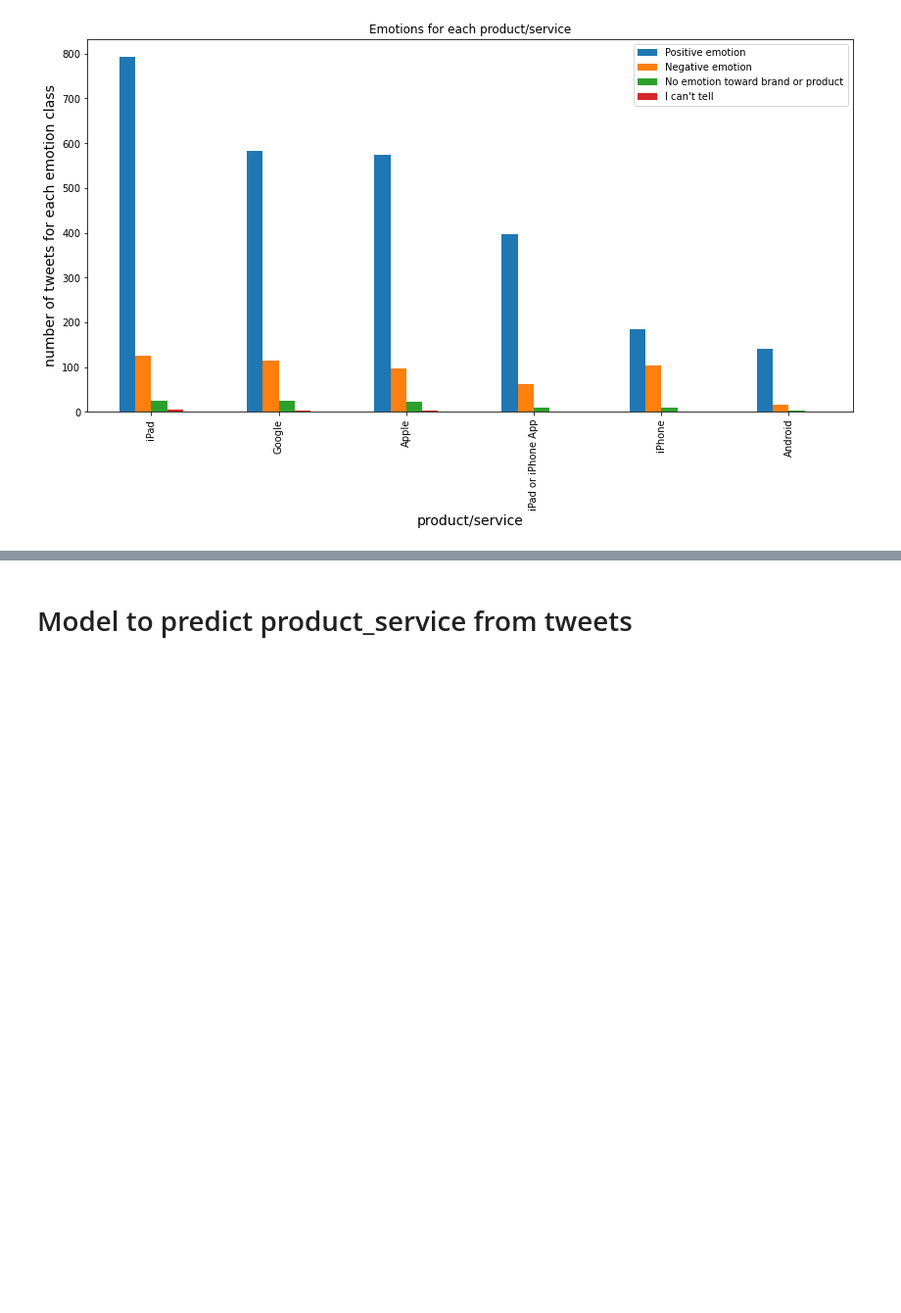
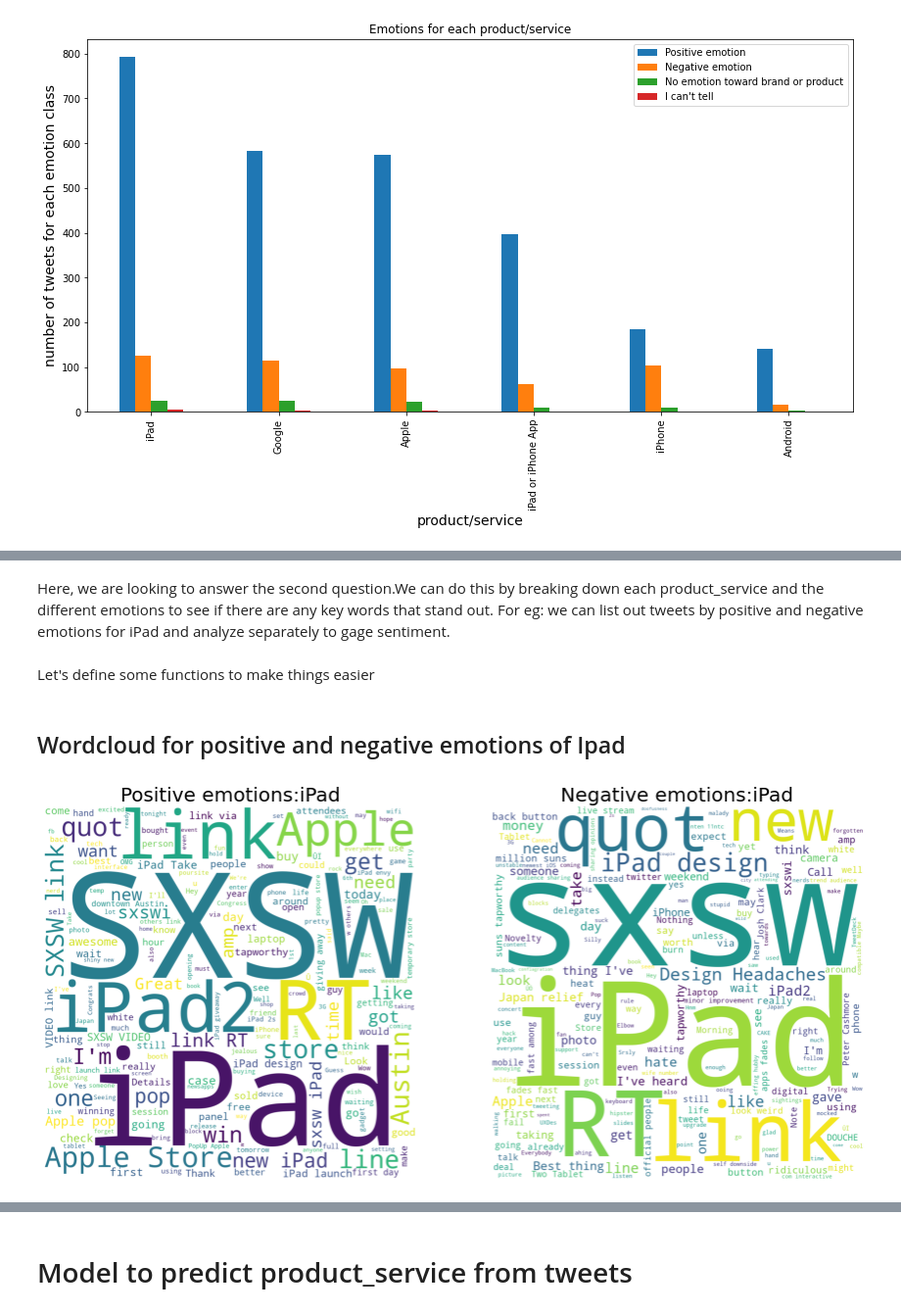
Before and after one commit to rahulakrish/customer_sentiment_analysis, a Jupyter notebook: project.ipynb, the cells around one changed output, grey strips where cells are left out. Shown at 98% size. Saved outputs shown, nothing was run; the diff lists cells and outputs as text; code cells hidden in the pictures; blank space fills up the shorter version.

Commit message:
struggling with wordclouds for each

```diff
--- a/project.ipynb
+++ b/project.ipynb
@@ -234,0 +236,53 @@ From the wordcloud,we saw that `SXSW`, a music and arts festival was tweeted the
+# %% [markdown]
+Here, we are looking to answer the second question.We can do this by breaking down each product_service and the different emotions to see if there are any key words that stand out. For eg: we can list out tweets by positive and negative emotions for iPad and analyze separately to gage sentiment.
+# %% [markdown]
+Let's define some functions to make things easier
+# %%
+#creating a df for a product_service with positive emotions
+
+def positive_df(df, product_service, emotion):
+        product_df = df[df['product_service']==product_service]
+        positive = product_df[product_df['emotion']==emotion]
+        positive.dropna(inplace=True)
+        return positive
+# %%
+#creating a df for a product_service with negative emotions
+
+def negative_df(df, product_service, emotion):
+        product_df = df[df['product_service']==product_service]
+        negative = product_df[product_df['emotion']==emotion]
+        negative.dropna(inplace=True)
+        return negative
+# %% [markdown]
+## Wordcloud for positive and negative emotions of Ipad
+# %%
+#creating positive and negative slices of the df
+
+pos_df = positive_df(df,'iPad','Positive emotion')
+neg_df = negative_df(df,'iPad','Negative emotion')
+
+# generate the wordcloud
+product = 'iPad'
+wordcloud=[]
+for df in [pos_df, neg_df]:
+    #instantiate
+    wc = WordCloud(background_color='white',
+                       stopwords=stopwords_list,
+                       height=1000,
+                       width=1000,
+                       )
+    #for the wordcloud, we have to join all the text data into a single string
+    text = " ".join(df['tweet_text'])
+    #generate the WC
+    wordcloud.append(wc.generate(text))
+#plot the WC
+fig,(ax1,ax2) = plt.subplots(1,2,figsize=(15,10))
+font = {'fontsize':20}
+ax1.imshow(wordcloud[0])
+ax1.axis('off')
+ax1.set_title(f'Positive emotions:{product}',fontdict=font);
+ax2.imshow(wordcloud[1])
+ax2.axis('off')
+ax2.set_title(f'Negative emotions:{product}',fontdict=font);
+# %% [output]
+[figure, added]
```
Also changed, not shown: parts of 22 cells of this notebook.
